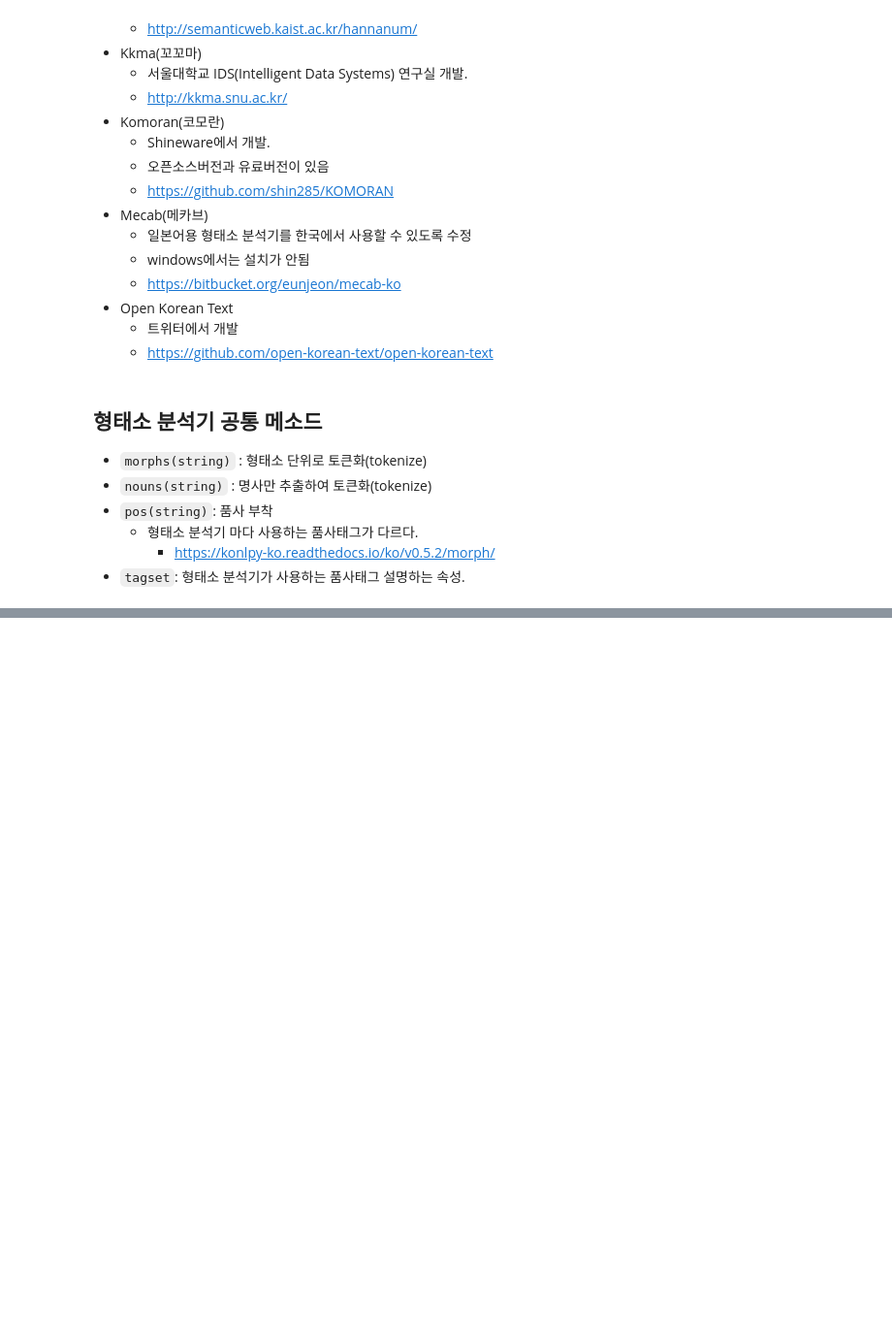
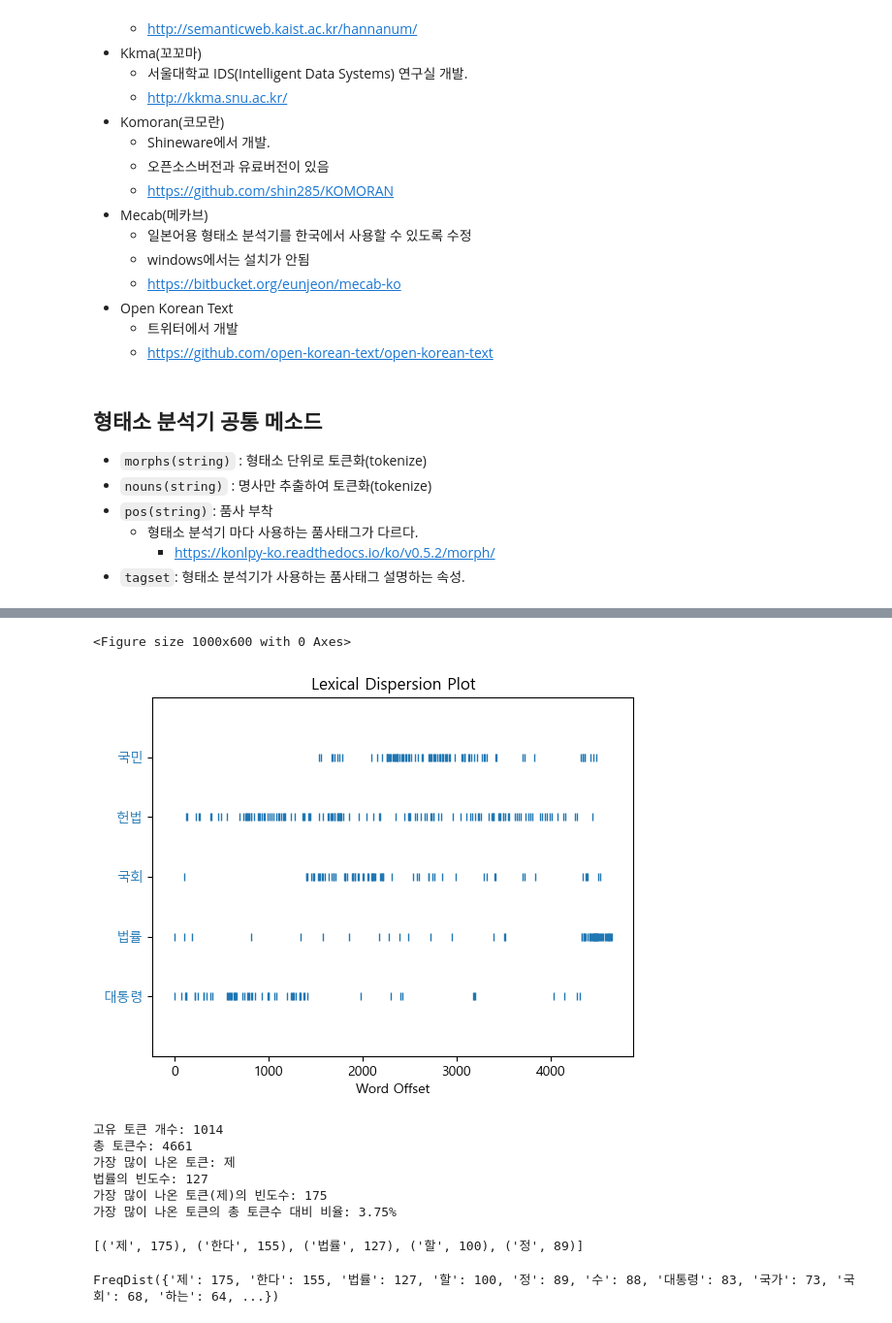
Before and after one commit to LeeJUHO127/DA-35, a Jupyter notebook: 06_NLP_Preprocessing/03_KoNLPy.ipynb, the cells around one changed output, grey strips where cells are left out. Shown at 97% size. Cells and saved outputs as stored; diff of their text form; code cells hidden in the pictures; blank space fills up the shorter version.

```diff
--- a/06_NLP_Preprocessing/03_KoNLPy.ipynb
+++ b/06_NLP_Preprocessing/03_KoNLPy.ipynb
@@ -74,0 +494,34 @@ def __init__(self, dicpath='/usr/local/lib/mecab/dic/mecab-ko-dic')
+# %%
+# 특정 단어들이 어디에 나오는 지 확인.
+plt.figure(figsize=(10, 6))
+text.dispersion_plot(['대통령', '법률', '국회', '헌법', '국민'])
+# %% [output]
+<Figure size 1000x600 with 0 Axes>
+[figure, added]
+# %%
+### 빈도수 관련 분석
+fd = text.vocab()
+print("고유 토큰 개수:", fd.B())
+print("총 토큰수:", fd.N())
+print("가장 많이 나온 토큰:", fd.max())
+print("법률의 빈도수:", fd.get('법률'))
+print(f"가장 많이 나온 토큰({fd.max()})의 빈도수: {fd.get(fd.max())}")
+print(f"가장 많이 나온 토큰의 총 토큰수 대비 비율: {fd.freq(fd.max()) * 100:.2f}%")
+# %% [output]
+고유 토큰 개수: 1014
+총 토큰수: 4661
+가장 많이 나온 토큰: 제
+법률의 빈도수: 127
+가장 많이 나온 토큰(제)의 빈도수: 175
+가장 많이 나온 토큰의 총 토큰수 대비 비율: 3.75%
+# %%
+# 빈도수 순위
+fd.most_common(5)
+# %% [output]
+[('제', 175), ('한다', 155), ('법률', 127), ('할', 100), ('정', 89)]
+# %%
+###### 말뭉치를 구성하는 토큰들 + 그 토큰의 빈도수를 모아놓은 것. ==> Vocab(어휘 사전)
+####### FreqDist : 어휘 사전 역할을 가지고 있다.
+fd.pprint()
+# %% [output]
+FreqDist({'제': 175, '한다': 155, '법률': 127, '할': 100, '정': 89, '수': 88, '대통령': 83, '국가': 73, '국회': 68, '하는': 64, ...})
```
Also changed, not shown: parts of 52 cells of this notebook, 2 other files.
